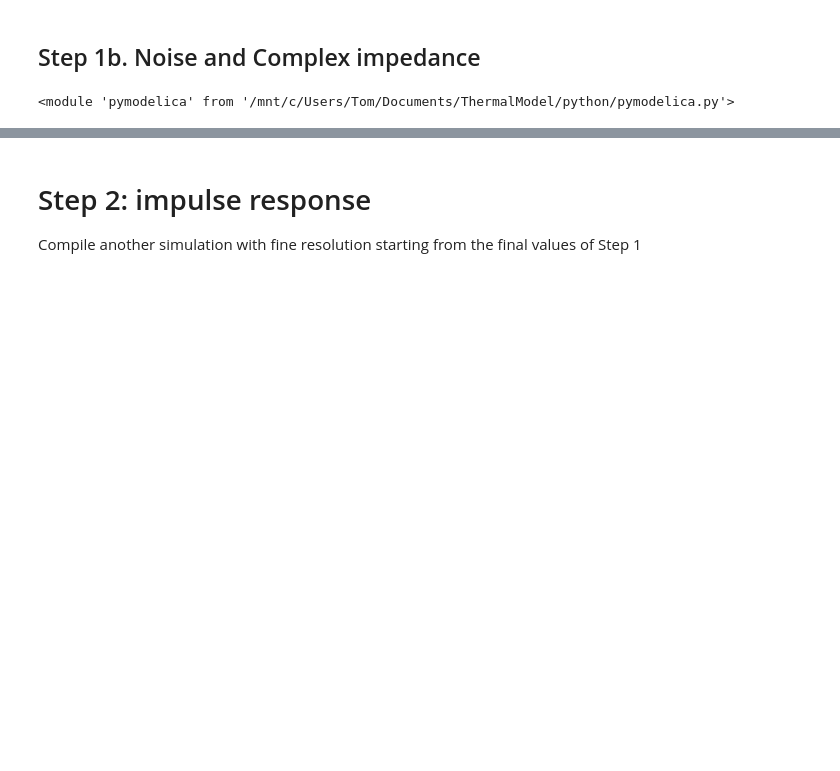
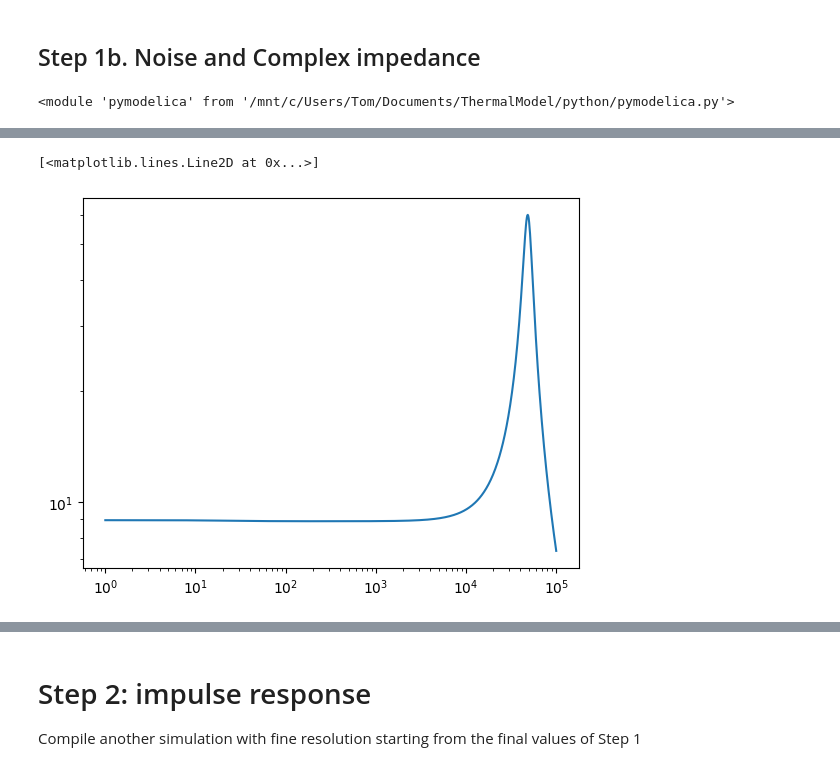
Before and after one commit to EdmondRen/TES_thermal_model, a Jupyter notebook: python/analysis.ipynb, the cells around one changed output, grey strips where cells are left out. Drawn from its saved outputs; the diff is of its cells as text; code cells hidden in the pictures; blank space fills up the shorter version.

```diff
--- a/python/analysis.ipynb
+++ b/python/analysis.ipynb
@@ -111,3 +141,8 @@ Text(0, 0.5, 'Current noise [A/sqrtHz]')
+# %%
+plt.loglog(model.frequencies, abs(model.get_dIdV()))
+# %% [output]
+[<matplotlib.lines.Line2D at 0x...>]
+[figure, added]
 # %%
 dIdV = model.get_dIdV()
 plt.plot(dIdV.real, dIdV.imag)
```
Also changed, not shown: parts of 13 cells of this notebook, 7 other files.
